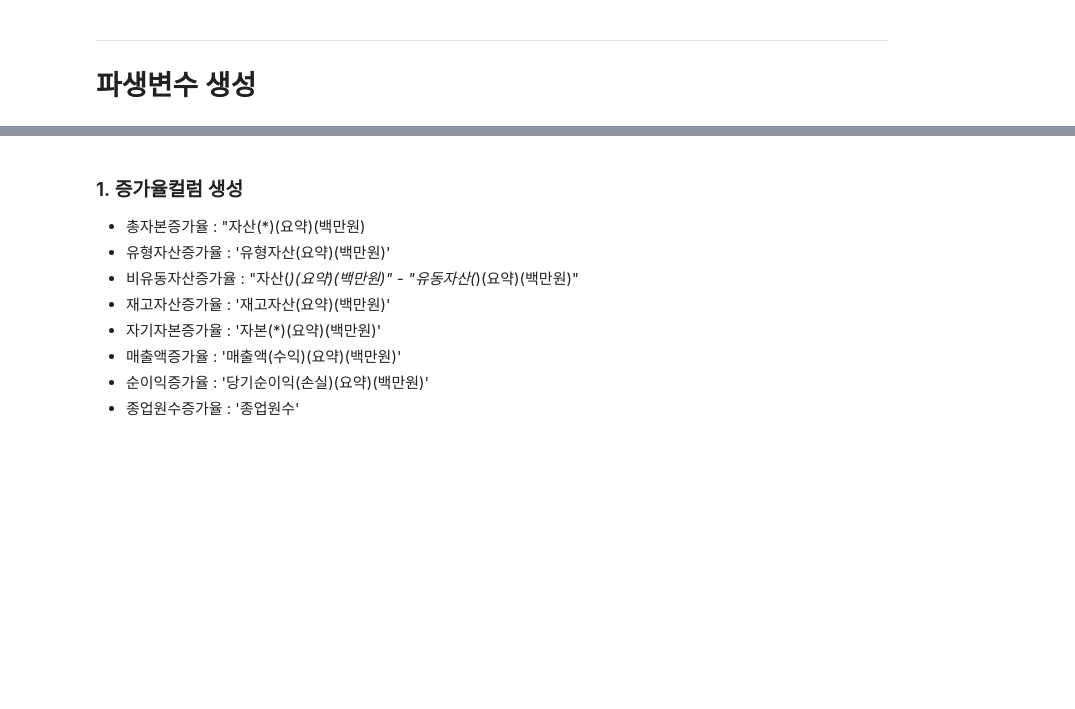
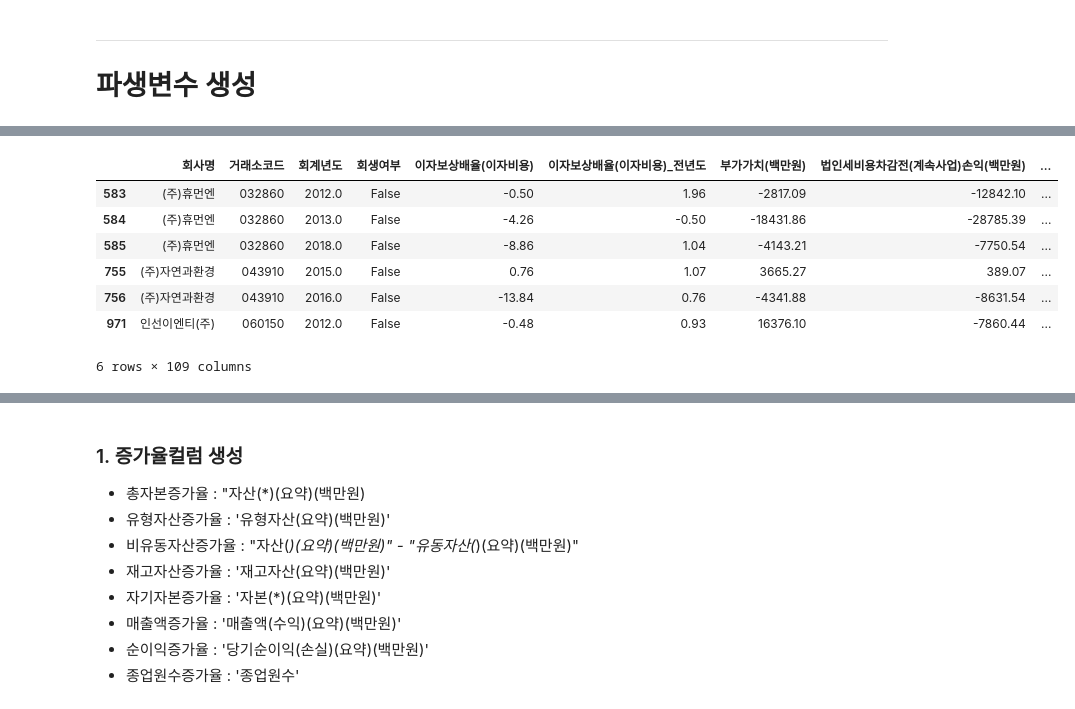
Before and after one commit to Jyassmin/UBION-PROJECT2, a Jupyter notebook: 1.preprocessing.ipynb, the cells around one changed output, grey strips where cells are left out. Drawn from its saved outputs; the diff is of its cells as text; code cells hidden in the pictures; blank space fills up the shorter version.

```diff
--- a/1.preprocessing.ipynb
+++ b/1.preprocessing.ipynb
@@ -1864,3 +1902,14 @@ df_부실징후_파생변수
+# %%
+df_부실징후_파생변수[df_부실징후_파생변수['통계청한국표준산업분류10차(대분류)']=="수도, 하수 및 폐기물 처리, 원료 재생업"]
+# %% [output]
+|  | 회사명 | 거래소코드 | 회계년도 | 회생여부 | 이자보상배율(이자비용) | 이자보상배율(이자비용)_전년도 | 부가가치(백만원) | 법인세비용차감전(계속사업)손익(백만원) | ... |
+| 583 | (주)휴먼엔 | 032860 | 2012.0 | False | -0.50 | 1.96 | -2817.09 | -12842.10 | ... |
+| 584 | (주)휴먼엔 | 032860 | 2013.0 | False | -4.26 | -0.50 | -18431.86 | -28785.39 | ... |
+| 585 | (주)휴먼엔 | 032860 | 2018.0 | False | -8.86 | 1.04 | -4143.21 | -7750.54 | ... |
+| 755 | (주)자연과환경 | 043910 | 2015.0 | False | 0.76 | 1.07 | 3665.27 | 389.07 | ... |
+| 756 | (주)자연과환경 | 043910 | 2016.0 | False | -13.84 | 0.76 | -4341.88 | -8631.54 | ... |
+| 971 | 인선이엔티(주) | 060150 | 2012.0 | False | -0.48 | 0.93 | 16376.10 | -7860.44 | ... |
+6 rows × 109 columns
 # %%
 list(df_부실징후_파생변수.columns)
 # %% [output]
```
Also changed, not shown: parts of 52 cells of this notebook, 5 other files.
